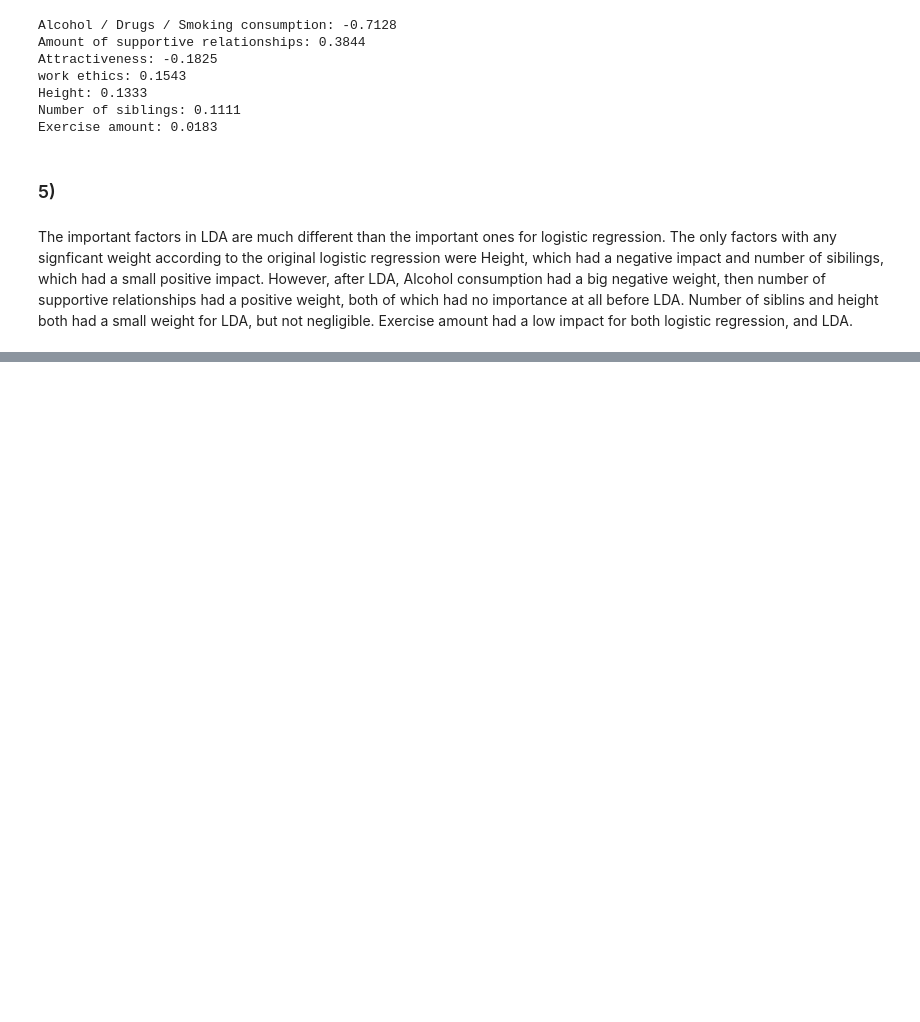
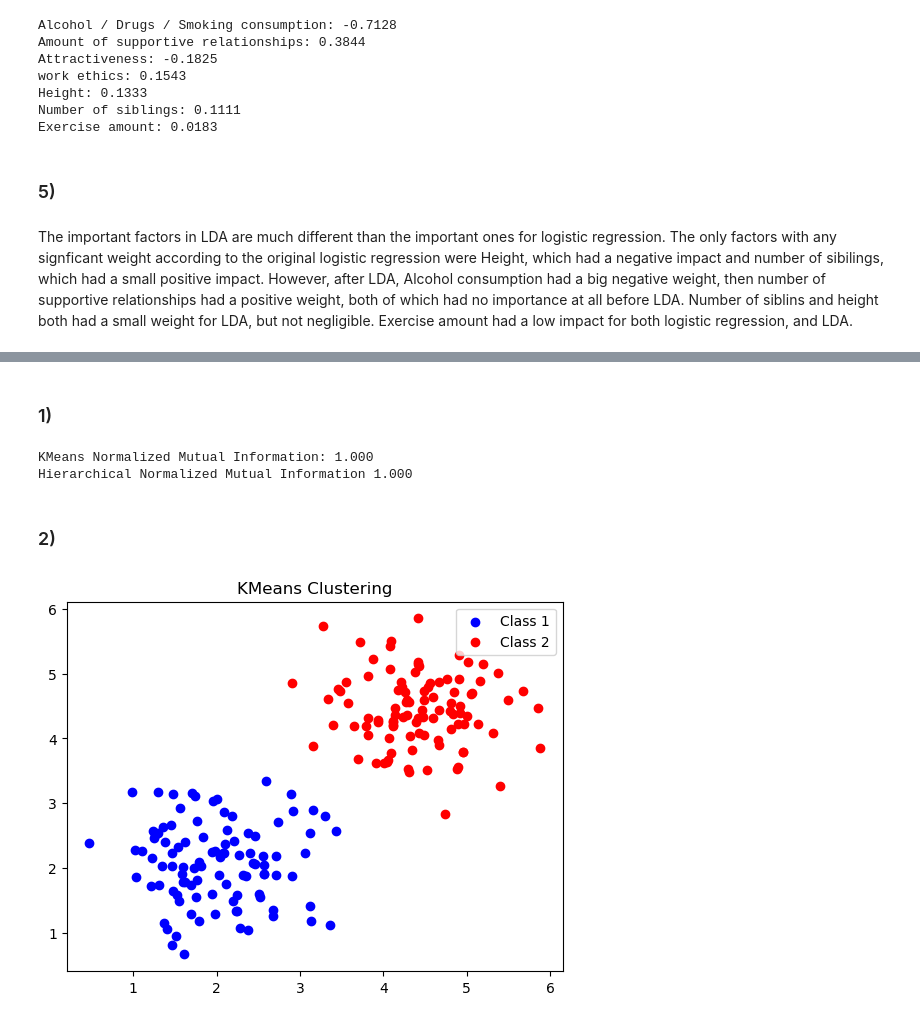
Before and after one commit to kennethaldridge/DS4400-HW, a Jupyter notebook: coding_final_exam/ds4400_final_exam.ipynb, the cells around one changed output, grey strips where cells are left out. Drawn from its saved outputs; the diff is of its cells as text; code cells hidden in the pictures; blank space fills up the shorter version.

```diff
--- a/coding_final_exam/ds4400_final_exam.ipynb
+++ b/coding_final_exam/ds4400_final_exam.ipynb
@@ -378,0 +369,4 @@ The important factors in LDA are much different than the important ones for logi
+# %%
+X = genfromtxt('coding_final_data/final_clustering.csv', delimiter=',')
+
+y = genfromtxt('coding_final_data/final_clustering_solution.csv', delimiter=',')
@@ -378,0 +455,6 @@ The important factors in LDA are much different than the important ones for logi
+# %%
+kmeans_clusters = kmeans_alg(X, 2)
+
+hier_clusters = hierarch_clust_func(X, 2)
+# %% [markdown]
+### 1)
@@ -378,0 +474,23 @@ The important factors in LDA are much different than the important ones for logi
+# %%
+kmeans_predict_labels, kmeans_real_labels = predict_labels(X, y, kmeans_clusters)
+hier_predict_labels, hier_real_labels = predict_labels(X, y, hier_clusters)
+
+print(f'KMeans Normalized Mutual Information: {normalized_mutual_info_score(kmeans_real_labels, kmeans_predict_labels):.3f}')
+print(f'Hierarchical Normalized Mutual Information {normalized_mutual_info_score(hier_real_labels, hier_predict_labels):.3f}')
+# %% [output]
+KMeans Normalized Mutual Information: 1.000
+Hierarchical Normalized Mutual Information 1.000
+# %% [markdown]
+### 2)
+# %%
+kmeans_clust1 = kmeans_clusters[0]
+kmeans_clust2 = kmeans_clusters[1]
+
+plt.scatter(kmeans_clust1[:, 0], kmeans_clust1[:, 1], color='blue', label='Class 1')
+plt.scatter(kmeans_clust2[:, 0], kmeans_clust2[:, 1], color='red', label='Class 2')
+
+plt.legend()
+plt.title('KMeans Clustering')
+plt.show()
+# %% [output]
+[figure, added]
```
Also changed, not shown: parts of 26 cells of this notebook, 11 other files.
